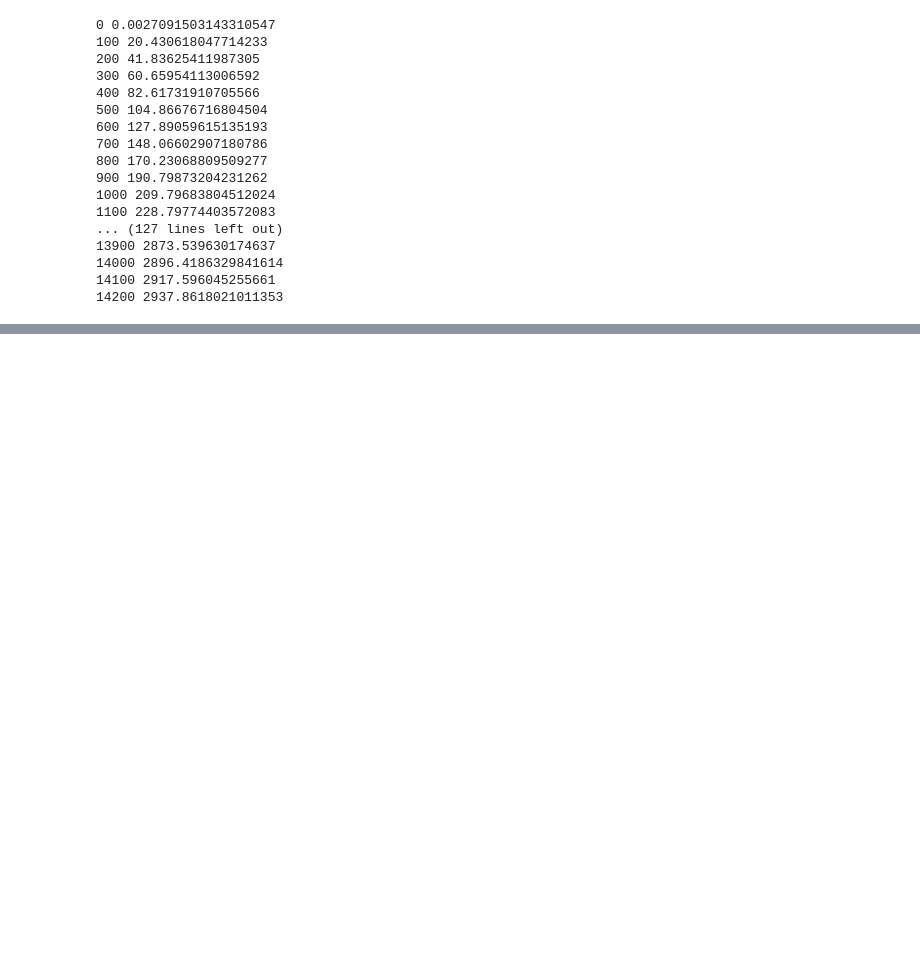
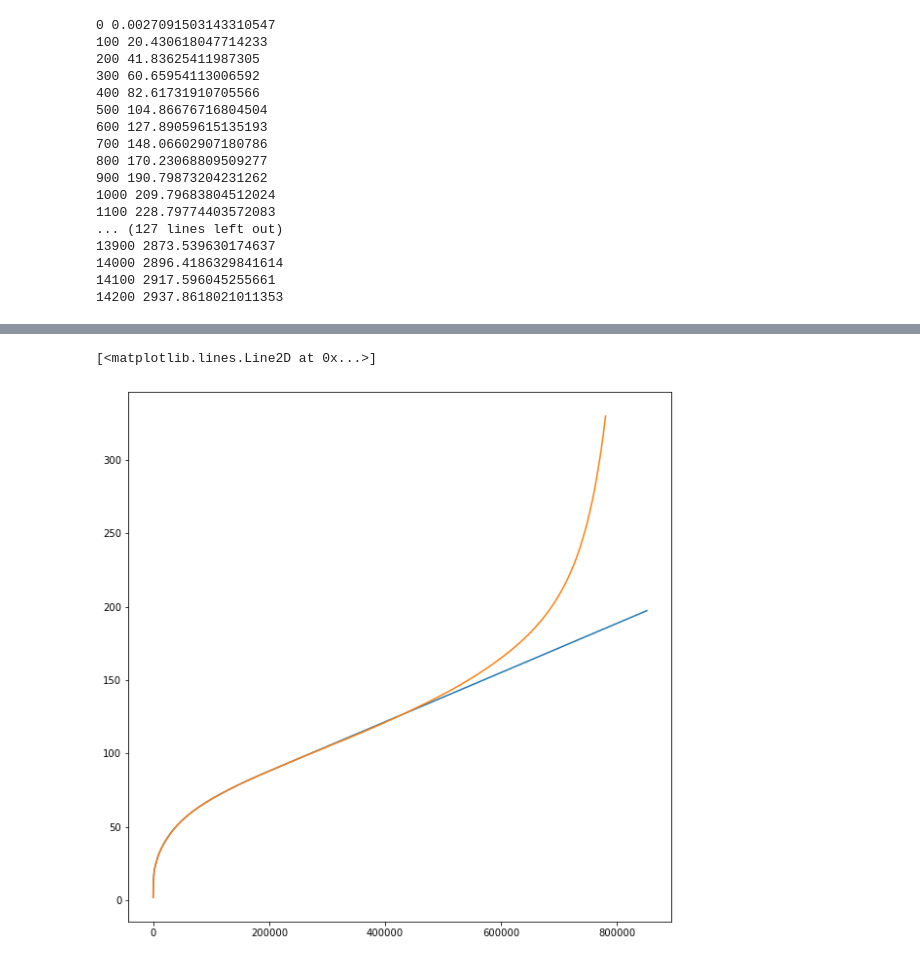
Before and after one commit to craigschmidt/idf-glove, a Jupyter notebook: idfglove42.ipynb, the cells around one changed output, grey strips where cells are left out. Saved outputs shown, nothing was run; the diff lists cells and outputs as text; code cells hidden in the pictures; blank space fills up the shorter version.

```diff
--- a/idfglove42.ipynb
+++ b/idfglove42.ipynb
@@ -509,0 +445,3 @@ plt.hlines(y=0,xmin=0, xmax=len(ig), color="red")
+# %%
+logiglookup = { w : gain for (w,gain) in zip(igvocab,logig)}
+iglookup = { w : gain for (w,gain) in zip(igvocab,ig)}
@@ -509,0 +608,9 @@ plt.hlines(y=0,xmin=0, xmax=len(ig), color="red")
+# %%
+# did we do that right?
+sortedig = sorted(ig)
+plt.rcParams['figure.figsize'] = [10, 10]
+plt.plot(linear)
+plt.plot(sortedig[:780000])
+# %% [output]
+[<matplotlib.lines.Line2D at 0x...>]
+[figure, added]
```
Also changed, not shown: parts of 56 cells of this notebook.
